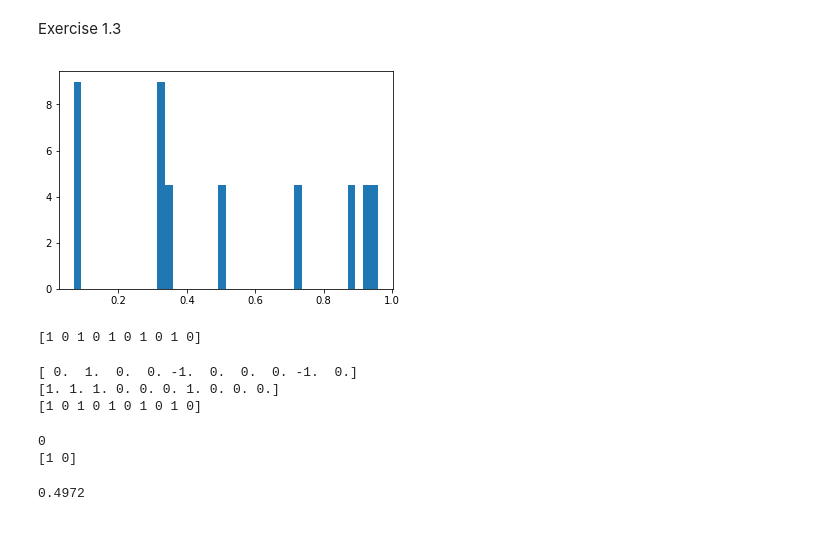
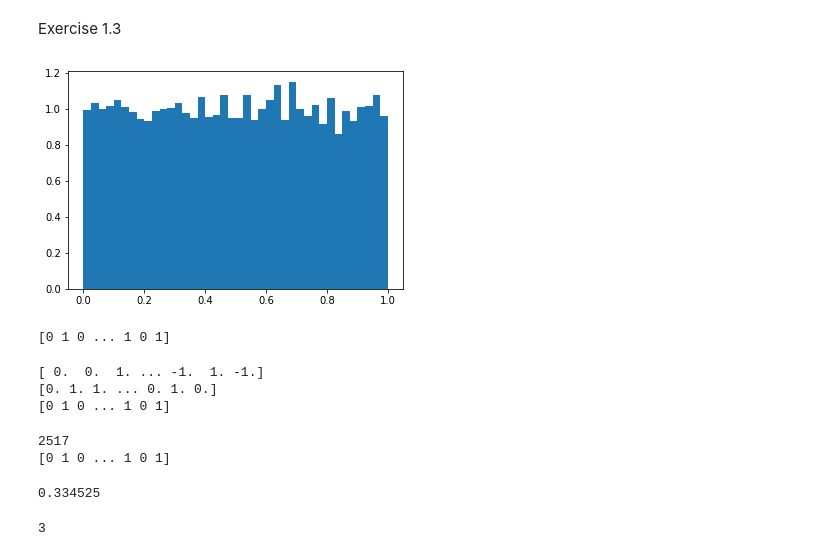
Before and after one commit to lorenzsp/MachineLearning, a Jupyter notebook: monte-carlo.ipynb, the cells around one changed output. Saved outputs shown, nothing was run; the diff lists cells and outputs as text; code cells hidden in the pictures.

```diff
--- a/monte-carlo.ipynb
+++ b/monte-carlo.ipynb
@@ -137,23 +137,23 @@ Exercise 1.3
 # %%
 # function that always gives the  correct data set
 def rejection_sampling_data(N):
     x, y = create_data(N)
     for k in range(N-1):
         while y[k]==y[k+1]:
             a, b = create_data(1)
             x[k+1] = a
             y[k+1] = b
     return x, y
 # check
-x, y = rejection_sampling_data(10)
+x, y = rejection_sampling_data(10000)
 # plot check
 count, bins, ignored = plt.hist(x, 40, density=True)
 # plt.plot(bins, np.ones_like(bins), linewidth=2)
 plt.show()
 print(y)
 # %% [output]
-[figure, old version]
+[figure, new version]
-[1 0 1 0 1 0 1 0 1 0]
+[0 1 0 ... 1 0 1]
 # %%
 # rule A
 def f_A(x):
@@ -186,9 +186,9 @@ print(f_A(x)-y)
 print(f_A(x))
 print(y)
 # %% [output]
-[ 0.  1.  0.  0. -1.  0.  0.  0. -1.  0.]
-[1. 1. 1. 0. 0. 0. 1. 0. 0. 0.]
-[1 0 1 0 1 0 1 0 1 0]
+[ 0.  0.  1. ... -1.  1. -1.]
+[0. 1. 1. ... 0. 1. 0.]
+[0 1 0 ... 1 0 1]
 # %%
 # Check if the prediction is correct
 def error_function(y, f):
@@ -204,14 +204,14 @@ def error_function(y, f):
 print(error_function(y,f_A(x)))
 print(y)
 # %% [output]
-0
-[1 0]
+2517
+[0 1 0 ... 1 0 1]
 # %%
 ## error rate of 100 training sets
 # size of the training set
 N = 2
 # number of training set
-n_TS = 10000
+n_TS = 100000
 #total error
 tot_error = 0
 error_A =0
@@ -227,11 +227,15 @@ for k in range(n_TS):
         if x[j]<x[j+1]:
             f=f_A(x)
         #print(f_A(x))
-        else:
-            f=f_B(x)
+        #else:
+        #    f=f_B(x)
             #print(f_B(x))
     tot_error += error_function(y,f)
 
 print(tot_error/(N*n_TS))
 # %% [output]
-0.4972
+0.334525
+# %%
+len([1, 3, 4])
+# %% [output]
+3
```
Also changed, not shown: parts of 1 cell of this notebook.
